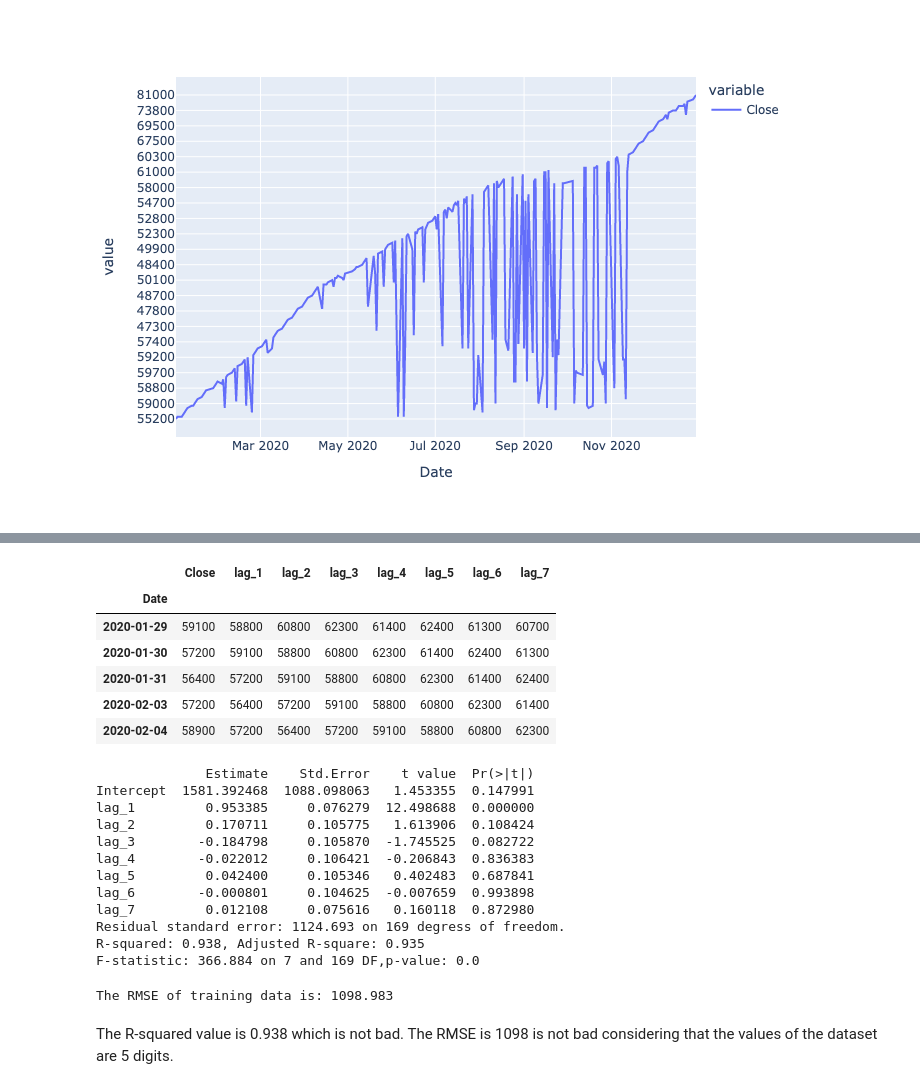
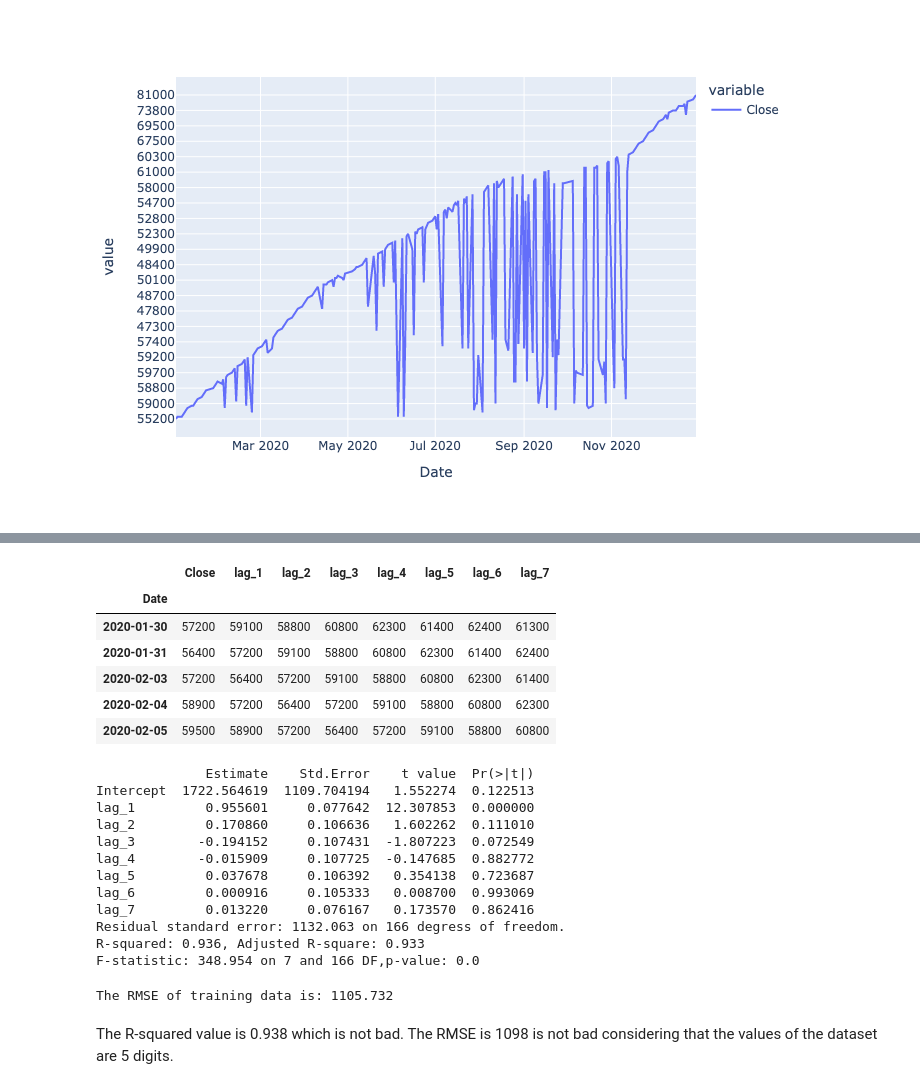
Before and after one commit to hl122/INDE577final, a Jupyter notebook: Supervised learning/Linear Regression/Linear Regression.ipynb, the cells around one changed output, grey strips where cells are left out. Drawn from its saved outputs; the diff is of its cells as text; code cells hidden in the pictures.

```diff
--- a/Supervised learning/Linear Regression/Linear Regression.ipynb
+++ b/Supervised learning/Linear Regression/Linear Regression.ipynb
@@ -155,7 +155,7 @@ fig.show("png")
 [figure]
 # %%
 #Use the past 6 days to predict the current
-for i in range(1, 6):
+for i in range(1, 8):
     all_df[f'lag_{i}'] = all_df['Close'].shift(i)
 
 all_df.head(10)
@@ -175,17 +175,17 @@ all_df.head(10)
 # %%
 all_df.dropna(inplace=True)
 cols = [f'lag_{i}' for i in range(1, 8)]
 
-train_df = all_df.iloc[0:181-4, :]
+train_df = all_df.iloc[0:181-7, :]
 train_df.head(5)
 # %% [output]
 |  | Close | lag_1 | lag_2 | lag_3 | lag_4 | lag_5 | lag_6 | lag_7 |
 | Date |  |  |  |  |  |  |  |  |
-| 2020-01-29 | 59100 | 58800 | 60800 | 62300 | 61400 | 62400 | 61300 | 60700 |
 | 2020-01-30 | 57200 | 59100 | 58800 | 60800 | 62300 | 61400 | 62400 | 61300 |
 | 2020-01-31 | 56400 | 57200 | 59100 | 58800 | 60800 | 62300 | 61400 | 62400 |
 | 2020-02-03 | 57200 | 56400 | 57200 | 59100 | 58800 | 60800 | 62300 | 61400 |
 | 2020-02-04 | 58900 | 57200 | 56400 | 57200 | 59100 | 58800 | 60800 | 62300 |
+| 2020-02-05 | 59500 | 58900 | 57200 | 56400 | 57200 | 59100 | 58800 | 60800 |
 # %%
 X = train_df[cols]
 y = train_df['Close']
@@ -197,22 +197,22 @@ model.fit(X, y)
 model.summary()
 # %% [output]
               Estimate    Std.Error    t value  Pr(>|t|)
-Intercept  1581.392468  1088.098063   1.453355  0.147991
-lag_1         0.953385     0.076279  12.498688  0.000000
-lag_2         0.170711     0.105775   1.613906  0.108424
-lag_3        -0.184798     0.105870  -1.745525  0.082722
-lag_4        -0.022012     0.106421  -0.206843  0.836383
-lag_5         0.042400     0.105346   0.402483  0.687841
-lag_6        -0.000801     0.104625  -0.007659  0.993898
-lag_7         0.012108     0.075616   0.160118  0.872980
-Residual standard error: 1124.693 on 169 degress of freedom.
-R-squared: 0.938, Adjusted R-square: 0.935
-F-statistic: 366.884 on 7 and 169 DF,p-value: 0.0
+Intercept  1722.564619  1109.704194   1.552274  0.122513
+lag_1         0.955601     0.077642  12.307853  0.000000
+lag_2         0.170860     0.106636   1.602262  0.111010
+lag_3        -0.194152     0.107431  -1.807223  0.072549
+lag_4        -0.015909     0.107725  -0.147685  0.882772
+lag_5         0.037678     0.106392   0.354138  0.723687
+lag_6         0.000916     0.105333   0.008700  0.993069
+lag_7         0.013220     0.076167   0.173570  0.862416
+Residual standard error: 1132.063 on 166 degress of freedom.
+R-squared: 0.936, Adjusted R-square: 0.933
+F-statistic: 348.954 on 7 and 166 DF,p-value: 0.0
 # %%
 RMSE = model.RMSE(X, y)
 print(f"The RMSE of training data is: {round(RMSE, 3)}")
 # %% [output]
-The RMSE of training data is: 1098.983
+The RMSE of training data is: 1105.732
 # %% [markdown]
 The R-squared value is 0.938 which is not bad. The RMSE is 1098 is not bad considering that the values of the dataset are 5 digits.
 # %%
```
Also changed, not shown: parts of 3 cells of this notebook, 5 other files.
